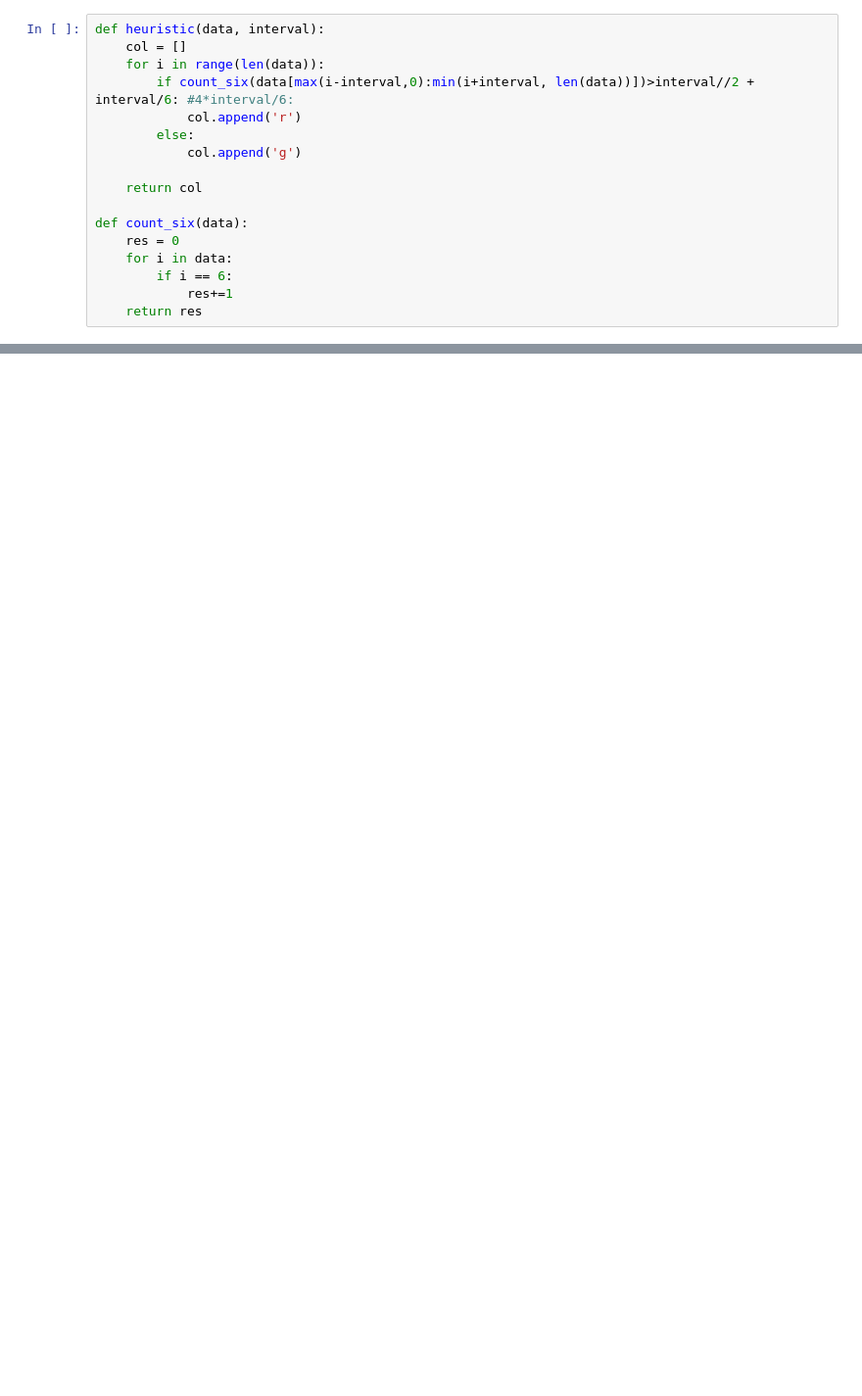
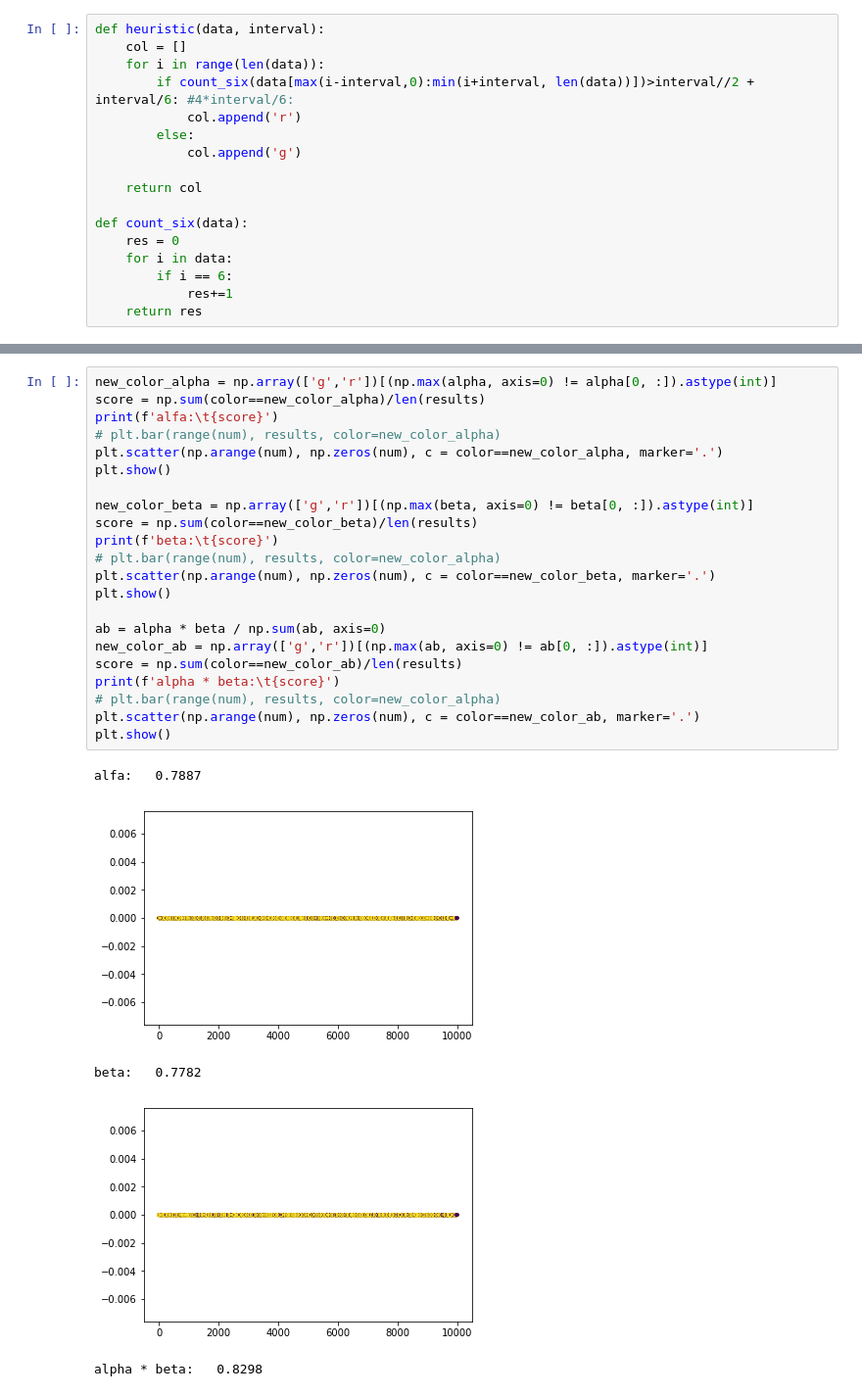
Before and after one commit to iCarrrot/NLP, a Jupyter notebook: 3/z3.ipynb, the cells around one changed output, grey strips where cells are left out. Shown: that part at 98% size. Cells and saved outputs as stored; diff of their text form; blank space fills up the shorter version.

```diff
--- a/3/z3.ipynb
+++ b/3/z3.ipynb
@@ -66,0 +112,28 @@ NameError: name 'a' is not defined
+# %%
+new_color_alpha = np.array(['g','r'])[(np.max(alpha, axis=0) != alpha[0, :]).astype(int)]
+score = np.sum(color==new_color_alpha)/len(results)
+print(f'alfa:\t{score}')
+# plt.bar(range(num), results, color=new_color_alpha)
+plt.scatter(np.arange(num), np.zeros(num), c = color==new_color_alpha, marker='.')
+plt.show()
+
+new_color_beta = np.array(['g','r'])[(np.max(beta, axis=0) != beta[0, :]).astype(int)]
+score = np.sum(color==new_color_beta)/len(results)
+print(f'beta:\t{score}')
+# plt.bar(range(num), results, color=new_color_alpha)
+plt.scatter(np.arange(num), np.zeros(num), c = color==new_color_beta, marker='.')
+plt.show()
+
+ab = alpha * beta / np.sum(ab, axis=0)
+new_color_ab = np.array(['g','r'])[(np.max(ab, axis=0) != ab[0, :]).astype(int)]
+score = np.sum(color==new_color_ab)/len(results)
+print(f'alpha * beta:\t{score}')
+# plt.bar(range(num), results, color=new_color_alpha)
+plt.scatter(np.arange(num), np.zeros(num), c = color==new_color_ab, marker='.')
+plt.show()
+# %% [output]
+alfa:   0.7887
+[figure, added]
+beta:   0.7782
+[figure, added]
+alpha * beta:   0.8298
```
Also changed, not shown: parts of 7 cells of this notebook.
